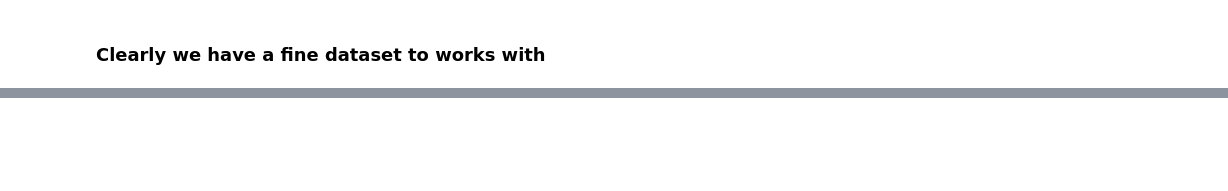
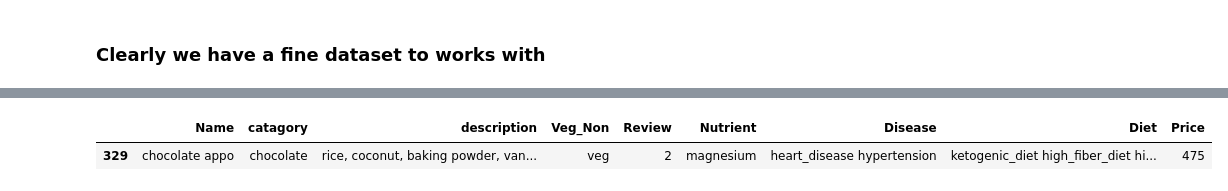
Before and after one commit to sakshamhere/Personalized_meal_recommendation_system, a Jupyter notebook: dataset_processing.ipynb, the cells around one changed output, grey strips where cells are left out. Saved outputs shown, nothing was run; the diff lists cells and outputs as text; code cells hidden in the pictures; blank space fills up the shorter version.

```diff
--- a/dataset_processing.ipynb
+++ b/dataset_processing.ipynb
@@ -1132,2 +1149,7 @@ memory usage: 95.2+ KB
 # %%
 df.to_csv('dataset.csv')
+# %%
+df[df.index==329]
+# %% [output]
+|  | Name | catagory | description | Veg_Non | Review | Nutrient | Disease | Diet | Price |
+| 329 | chocolate appo | chocolate | rice, coconut, baking powder, van... | veg | 2 | magnesium | heart_disease hypertension | ketogenic_diet high_fiber_diet hi... | 475 |
```
Also changed, not shown: parts of 18 cells of this notebook, 1 other file.
